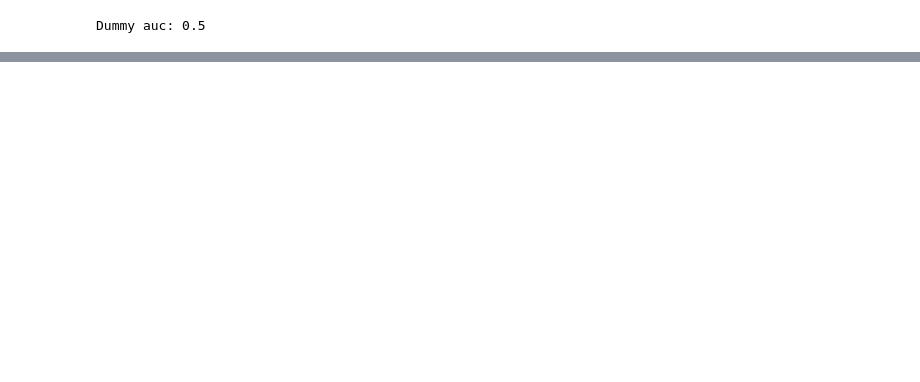
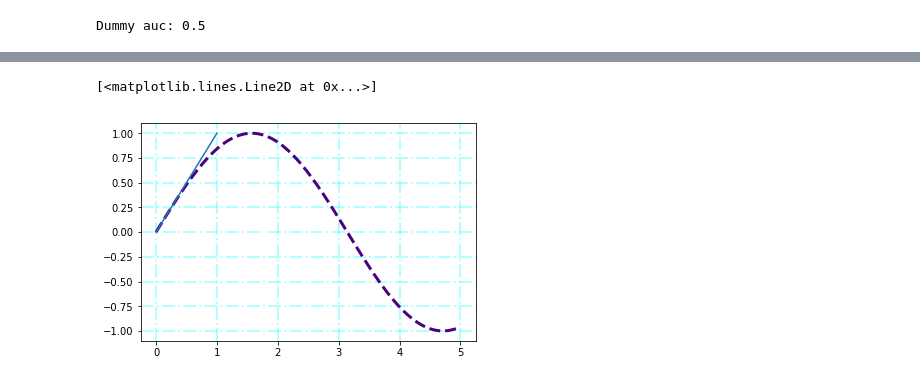
Before and after one commit to markwgirard/Data-Science-Learning, a Jupyter notebook: Applied Machine Learning in Python/BlightModel-assignment4.ipynb, the cells around one changed output, grey strips where cells are left out. Cells and saved outputs as stored; diff of their text form; code cells hidden in the pictures; blank space fills up the shorter version.

```diff
--- a/Applied Machine Learning in Python/BlightModel-assignment4.ipynb
+++ b/Applied Machine Learning in Python/BlightModel-assignment4.ipynb
@@ -128,7 +138,7 @@ from sklearn.metrics import roc_auc_score
 # %%
 def blight_data_fetch(fprefix = 'readonly/'):
     fnames = ['train','test','addresses','latlons']
-    data = [pd.read_csv(fprefix+fname+'.csv', encoding = "ISO-8859-1") for fname in fnames]
+    data = [pd.read_csv(fprefix+fname+'.csv', encoding = "ISO-8859-1",low_memory=False) for fname in fnames]
     train_data, test_data, addresses, latlons = data
 
     addresses = addresses.set_index('address').join(latlons.set_index('address'), how='left')
@@ -231,6 +241,9 @@ def make_blight_model():
     return out
 # %%
 X, y, X_test1 = blight_data_clean(keep_violation_data = True)
+typesdic = {col:'int32' for col in ['fine_amount','late_fee','discount_amount','judgment_amount']}
+X=X.astype(typesdic)
+X_test1=X_test1.astype(typesdic)
 
 from sklearn.preprocessing import MinMaxScaler
 scaler = MinMaxScaler()
@@ -251,0 +269,7 @@ def model_performance(model, model_name, linestyle='-', marker ='.'):
+# %%
+model, model_name = dummy_clf, 'Dummy'
+linestyle, marker = '-','.'
+ypred = model.predict(X_test)
+print(model_name+' auc:', roc_auc_score(y_test, ypred))
+fpr, tpr, _ = roc_curve(y_test, ypred)
+plt.plot(fpr, tpr)
@@ -311,0 +354,12 @@ plt.show()
+# %%
+import numpy as np
+import matplotlib.pyplot as plt
+fig = plt.figure()
+ax = plt.axes()
+x = np.linspace(0, 5, 100)
+plt.plot(x, np.sin(x), color='Indigo', linestyle='--', linewidth=3)
+plt.grid(b=True, color='aqua', alpha=0.3, linestyle='-.', linewidth=2)
+plt.plot(fpr, tpr)
+# %% [output]
+[<matplotlib.lines.Line2D at 0x...>]
+[figure, added]
```
Also changed, not shown: parts of 12 cells of this notebook, 53 other files.
